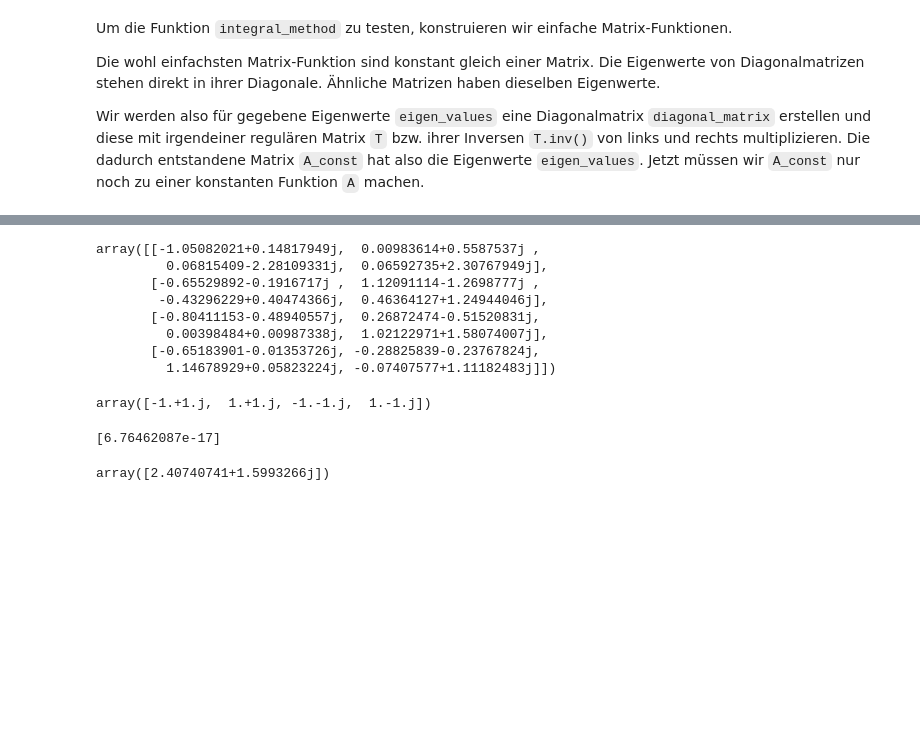
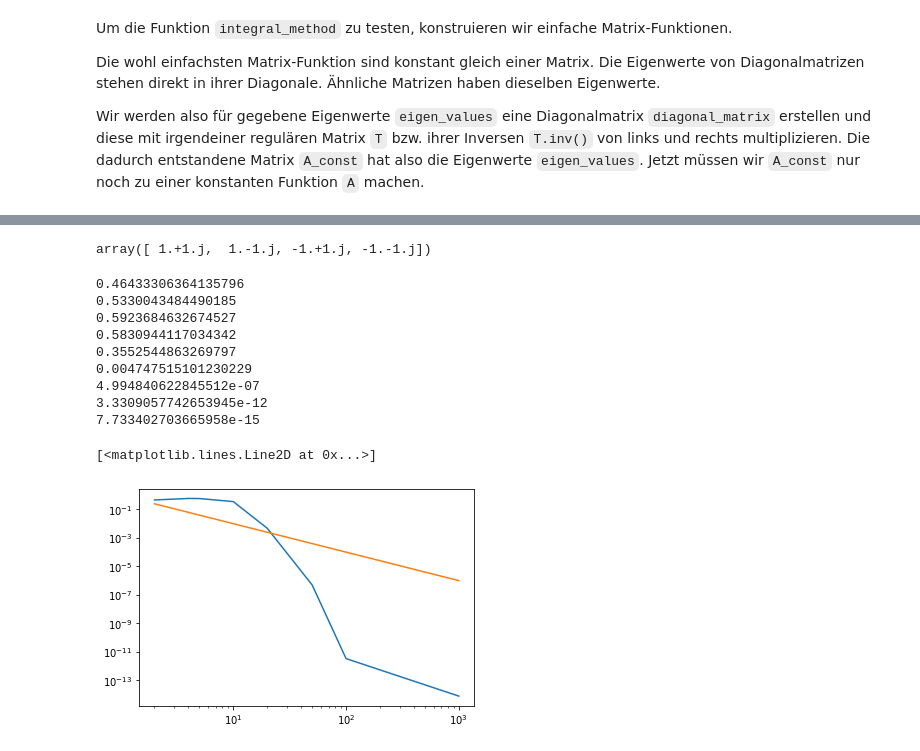
Before and after one commit to MrWhiteRichard/Fundament-Mathematik, a Jupyter notebook: WS_2020-21/SemNumLinAlg/Nichtlineare Eigenwertprobleme/main.ipynb, the cells around one changed output, grey strips where cells are left out. Saved outputs shown, nothing was run; the diff lists cells and outputs as text; code cells hidden in the pictures; blank space fills up the shorter version.

```diff
--- a/WS_2020-21/SemNumLinAlg/Nichtlineare Eigenwertprobleme/main.ipynb
+++ b/WS_2020-21/SemNumLinAlg/Nichtlineare Eigenwertprobleme/main.ipynb
@@ -187,33 +197,42 @@ diagonal_matrix = np.diag(eigen_values)
 T = np.random.random(diagonal_matrix.shape)
 
 # arbitrary matrix with known eigen values
-A_const = T @ diagonal_matrix @ linalg.inv(T)
-
-# function with constant output 'A_const'
-A = lambda lamda: A_const
+A = T @ diagonal_matrix @ linalg.inv(T)
+# function A
+A = lambda lamda: T @ diagonal_matrix @ linalg.inv(T) - lamda*np.eye(N)
-# %%
-A_const
-# %% [output]
-array([[-1.05082021+0.14817949j,  0.00983614+0.5587537j ,
-         0.06815409-2.28109331j,  0.06592735+2.30767949j],
-       [-0.65529892-0.1916717j ,  1.12091114-1.2698777j ,
-        -0.43296229+0.40474366j,  0.46364127+1.24944046j],
-       [-0.80411153-0.48940557j,  0.26872474-0.51520831j,
-         0.00398484+0.00987338j,  1.02122971+1.58074007j],
-       [-0.65183901-0.01353726j, -0.28825839-0.23767824j,
-         1.14678929+0.05823224j, -0.07407577+1.11182483j]])
 # %%
 # confirmation
 vals, vectors = linalg.eig(A_const)
 vals
 # %% [output]
-array([-1.+1.j,  1.+1.j, -1.-1.j,  1.-1.j])
+array([ 1.+1.j,  1.-1.j, -1.+1.j, -1.-1.j])
-# %%
-m = 10
-R = 1
-z = 1+1j
-
-integral_method(A, m, R, z)
-# %% [output]
-[6.76462087e-17]
-array([2.40740741+1.5993266j])
+# %%
+m_array = np.array([2,3,4,5,10,20,50,100,1000])
+error_array = []
+
+for m in m_array:
+    R = 1.5
+    j = 4
+    z = 1+1j
+    tol = 1e-6
+
+    approx_eigen_values = integral_method(A, N, j, m, R, z, tol)
+    #plot_complex(eigen_values, [eig for eig in approx_eigen_values])
+    max_error = max([min([np.abs(approx - eig) for eig in eigen_values]) for approx in approx_eigen_values])
+    print(max_error)
+    error_array.append(max_error)
+
+plt.loglog(m_array,error_array)
+plt.loglog(m_array,1/m_array**2)
+# %% [output]
+0.46433306364135796
+0.5330043484490185
+0.5923684632674527
+0.5830944117034342
+0.3552544863269797
+0.004747515101230229
+4.994840622845512e-07
+3.3309057742653945e-12
+7.733402703665958e-15
+[<matplotlib.lines.Line2D at 0x...>]
+[figure, added]
```
Also changed, not shown: parts of 4 cells of this notebook.
